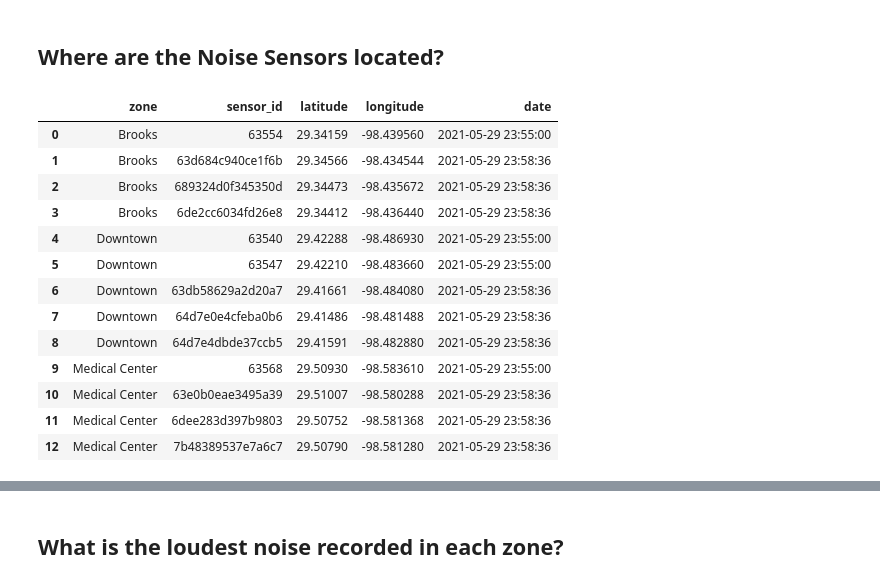
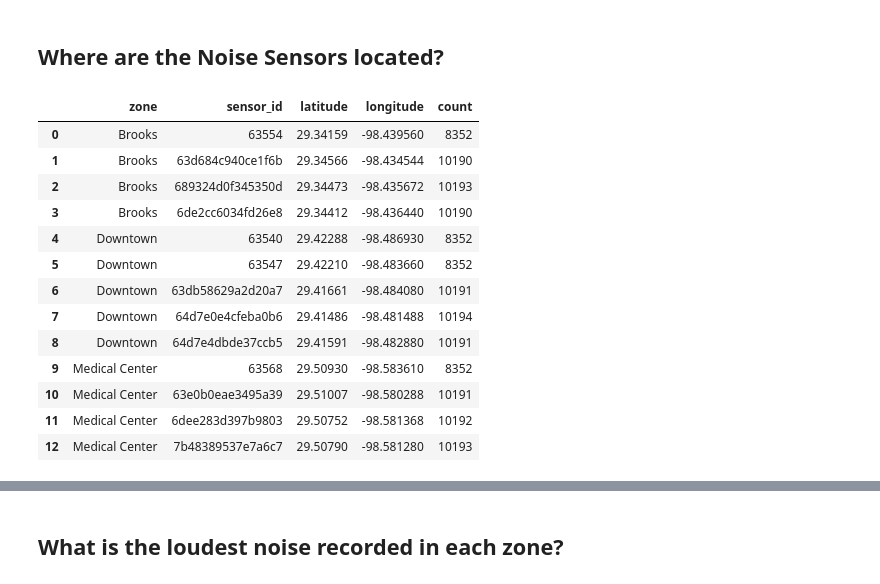
Before and after one commit to Promeos/Smart_San_Antonio, a Jupyter notebook: MVP.ipynb, the cells around one changed output, grey strips where cells are left out. Cells and saved outputs as stored; diff of their text form; code cells hidden in the pictures.

```diff
--- a/MVP.ipynb
+++ b/MVP.ipynb
@@ -114,12 +114,6 @@ plt.tight_layout();
 - Replace "Downtown Market XX" zone with "Downtown"
 # %%
 df = src.prep_sensor_data(df)
-# %%
-# Replace duplicate sensor id's lat and long with the most recent lat and long positions.
-id_duplicates = ['64d7e0e4cfeba0b6', '64d7e4dbde37ccb5']
-
-df.loc[df.sensor_id == '64d7e0e4cfeba0b6', ('latitude', 'longitude')] = (29.41486, -98.481488)
-df.loc[df.sensor_id == '64d7e4dbde37ccb5', ('latitude', 'longitude')] = (29.41591, -98.482880)
 # %% [markdown]
 ## Explore
 # %% [markdown]
@@ -136,23 +130,24 @@ Name: sensor_id, dtype: int64
 ## Where are the Noise Sensors located?
 # %%
 geo_cols = ['zone', 'sensor_id', 'latitude', 'longitude']
-df_sensors = df.groupby(geo_cols)['date'].max().reset_index()
+df_sensors = df.groupby(geo_cols).size().reset_index().rename(columns={0:'count'})
+
 df_sensors
 # %% [output]
-|  | zone | sensor_id | latitude | longitude | date |
-| 0 | Brooks | 63554 | 29.34159 | -98.439560 | 2021-05-29 23:55:00 |
-| 1 | Brooks | 63d684c940ce1f6b | 29.34566 | -98.434544 | 2021-05-29 23:58:36 |
-| 2 | Brooks | 689324d0f345350d | 29.34473 | -98.435672 | 2021-05-29 23:58:36 |
-| 3 | Brooks | 6de2cc6034fd26e8 | 29.34412 | -98.436440 | 2021-05-29 23:58:36 |
-| 4 | Downtown | 63540 | 29.42288 | -98.486930 | 2021-05-29 23:55:00 |
-| 5 | Downtown | 63547 | 29.42210 | -98.483660 | 2021-05-29 23:55:00 |
-| 6 | Downtown | 63db58629a2d20a7 | 29.41661 | -98.484080 | 2021-05-29 23:58:36 |
-| 7 | Downtown | 64d7e0e4cfeba0b6 | 29.41486 | -98.481488 | 2021-05-29 23:58:36 |
-| 8 | Downtown | 64d7e4dbde37ccb5 | 29.41591 | -98.482880 | 2021-05-29 23:58:36 |
-| 9 | Medical Center | 63568 | 29.50930 | -98.583610 | 2021-05-29 23:55:00 |
-| 10 | Medical Center | 63e0b0eae3495a39 | 29.51007 | -98.580288 | 2021-05-29 23:58:36 |
-| 11 | Medical Center | 6dee283d397b9803 | 29.50752 | -98.581368 | 2021-05-29 23:58:36 |
-| 12 | Medical Center | 7b48389537e7a6c7 | 29.50790 | -98.581280 | 2021-05-29 23:58:36 |
+|  | zone | sensor_id | latitude | longitude | count |
+| 0 | Brooks | 63554 | 29.34159 | -98.439560 | 8352 |
+| 1 | Brooks | 63d684c940ce1f6b | 29.34566 | -98.434544 | 10190 |
+| 2 | Brooks | 689324d0f345350d | 29.34473 | -98.435672 | 10193 |
+| 3 | Brooks | 6de2cc6034fd26e8 | 29.34412 | -98.436440 | 10190 |
+| 4 | Downtown | 63540 | 29.42288 | -98.486930 | 8352 |
+| 5 | Downtown | 63547 | 29.42210 | -98.483660 | 8352 |
+| 6 | Downtown | 63db58629a2d20a7 | 29.41661 | -98.484080 | 10191 |
+| 7 | Downtown | 64d7e0e4cfeba0b6 | 29.41486 | -98.481488 | 10194 |
+| 8 | Downtown | 64d7e4dbde37ccb5 | 29.41591 | -98.482880 | 10191 |
+| 9 | Medical Center | 63568 | 29.50930 | -98.583610 | 8352 |
+| 10 | Medical Center | 63e0b0eae3495a39 | 29.51007 | -98.580288 | 10191 |
+| 11 | Medical Center | 6dee283d397b9803 | 29.50752 | -98.581368 | 10192 |
+| 12 | Medical Center | 7b48389537e7a6c7 | 29.50790 | -98.581280 | 10193 |
 # %%
 m = folium.Map(location=[29.4363, -98.4881],
                zoom_start=10,
```
Also changed, not shown: parts of 5 cells of this notebook, 3 other files.
